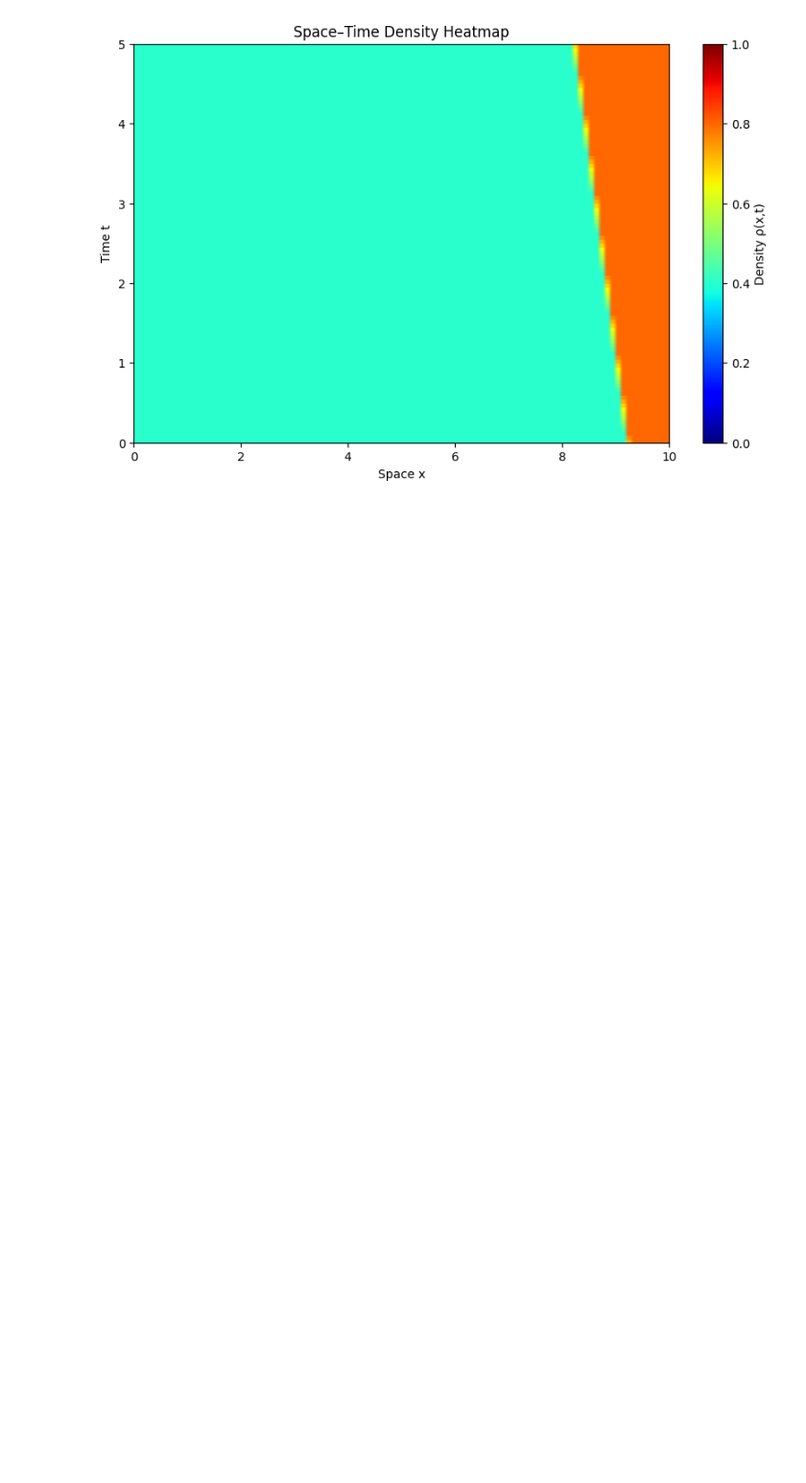
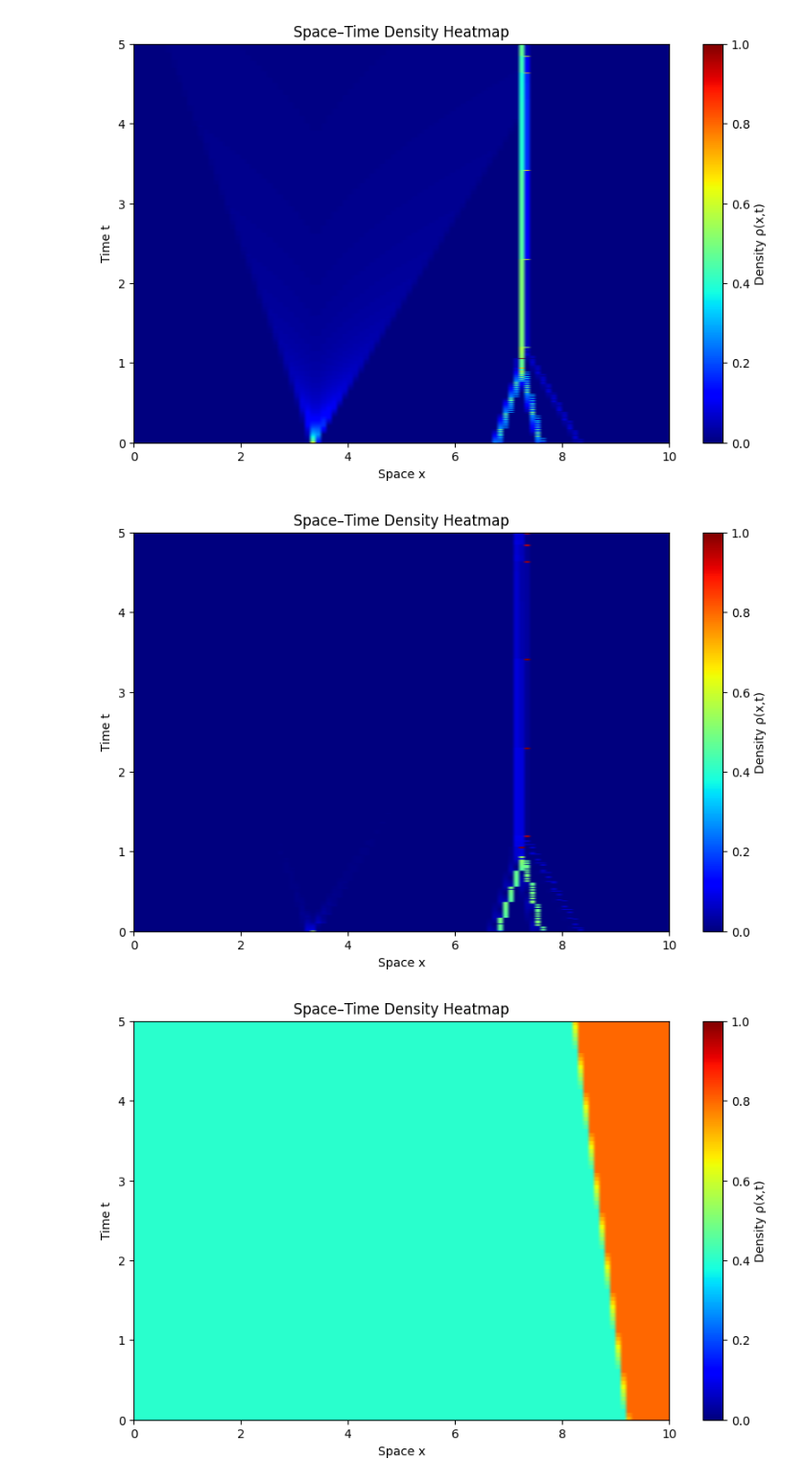
Before and after one commit to mchami02/saint-venant, a Jupyter notebook: operator_learning/operator_test.ipynb, the cells around one changed output. Shown at 96% size. Saved outputs shown, nothing was run; the diff lists cells and outputs as text; code cells hidden in the pictures; blank space fills up the shorter version.

```diff
--- a/operator_learning/operator_test.ipynb
+++ b/operator_learning/operator_test.ipynb
@@ -18,3 +15,41 @@ Saved animation to test1.gif
+# %%
+import matplotlib.pyplot as plt
+import numpy as np
+# Compute first order derivative using finite difference which sums the du/dt and du/dx
+def first_order_derivative(grid):
+    du_dt = np.abs((grid[1:] - grid[:-1]) / dt)
+    du_dx = np.abs((grid[:, 1:] - grid[:, :-1]) / dx)
+
+    # Make sure the grids are the same size
+    du_dt = np.concatenate([du_dt, np.zeros((1, nx))], axis=0)
+    du_dx = np.concatenate([du_dx, np.zeros((nt, 1))], axis=1)
+    return du_dt + du_dx
+
+# Compute second order derivative using finite difference which sums the du/dt and du/dx
+def second_order_derivative(grid):
+    du_dt = np.abs((grid[2:] - 2*grid[1:-1] + grid[:-2]) / dt**2)
+    du_dx = np.abs((grid[:, 2:] - 2*grid[:, 1:-1] + grid[:, :-2]) / dx**2)
+
+    # Make sure the grids are the same size
+    du_dt = np.concatenate([du_dt, np.zeros((2, nx))], axis=0)
+    du_dx = np.concatenate([du_dx, np.zeros((nt, 2))], axis=1)
+    return du_dt + du_dx
+
+# Compute first order derivative grid, and second order derivative grid
+first_order_derivative_grid = first_order_derivative(grids[0])
+second_order_derivative_grid = second_order_derivative(grids[0])
+
+# Normalize the grids between 0 and 1
+first_order_derivative_grid = (first_order_derivative_grid - first_order_derivative_grid.min()) / (first_order_derivative_grid.max() - first_order_derivative_grid.min())
+second_order_derivative_grid = (second_order_derivative_grid - second_order_derivative_grid.min()) / (second_order_derivative_grid.max() - second_order_derivative_grid.min())
+
+# Plot the grids
+plot_grid_density(first_order_derivative_grid, nx, nt, dx, dt)
+plot_grid_density(second_order_derivative_grid, nx, nt, dx, dt)
+plt.show()
+# %% [output]
+[figure, added]
+[figure, added]
 # %%
 from operator_data_pipeline import PiecewiseRandom
 from nfv.problem import Problem
```
Also changed, not shown: parts of 1 cell of this notebook, 3 other files.
